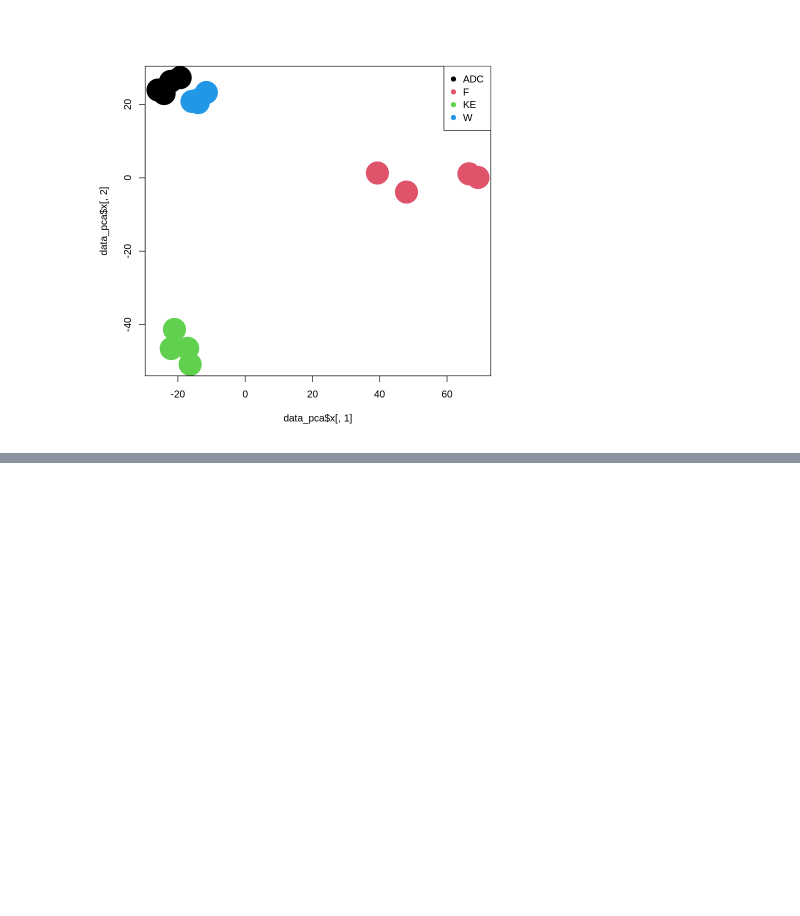
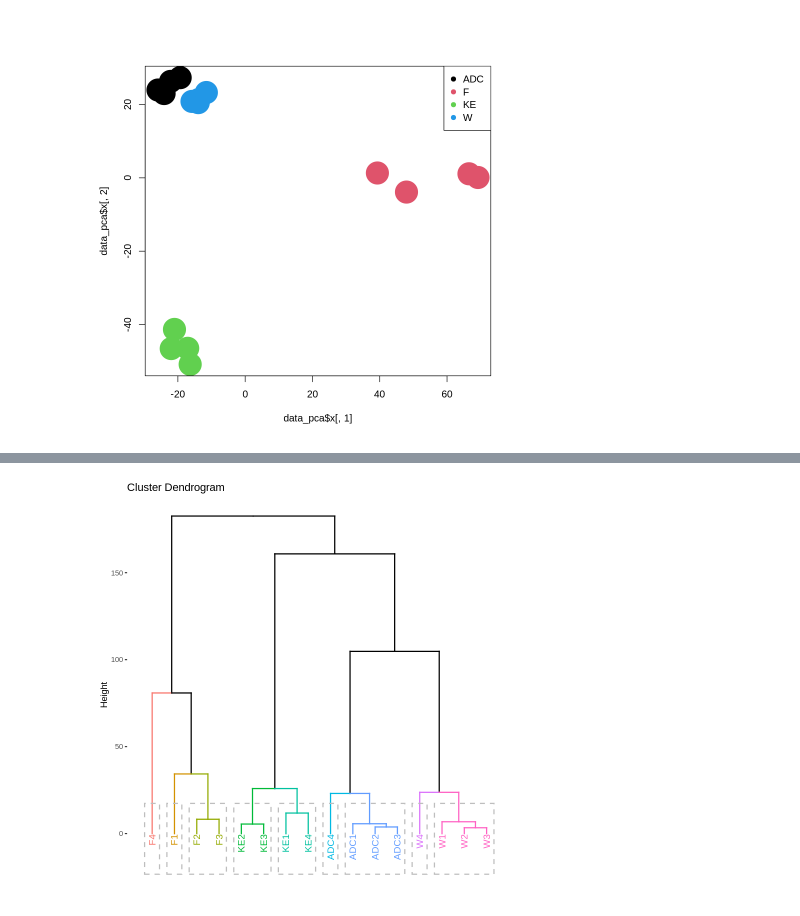
Before and after one commit to kamclar/statisticka_analyza_dat_cviceni, a Jupyter notebook: Lesson_12.ipynb, the cells around one changed output, grey strips where cells are left out. Cells and saved outputs as stored; diff of their text form; code cells hidden in the pictures; blank space fills up the shorter version.

```diff
--- a/Lesson_12.ipynb
+++ b/Lesson_12.ipynb
@@ -604,0 +689,4 @@ legend("topright",
+# %%
+# enhanced hierarchical clustering using factoextra library
+
+data_clusts <- eclust(df, "hclust") # compute hclust
@@ -604,0 +707,4 @@ legend("topright",
+# %%
+fviz_dend(data_clusts, rect = TRUE) # dendrogam
+# %% [output]
+[figure, added]
```
Also changed, not shown: parts of 29 cells of this notebook.
